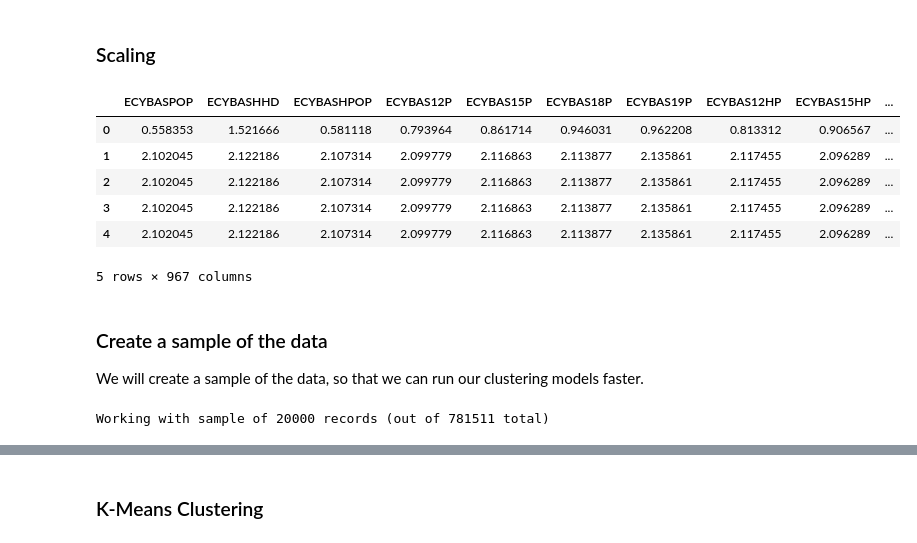
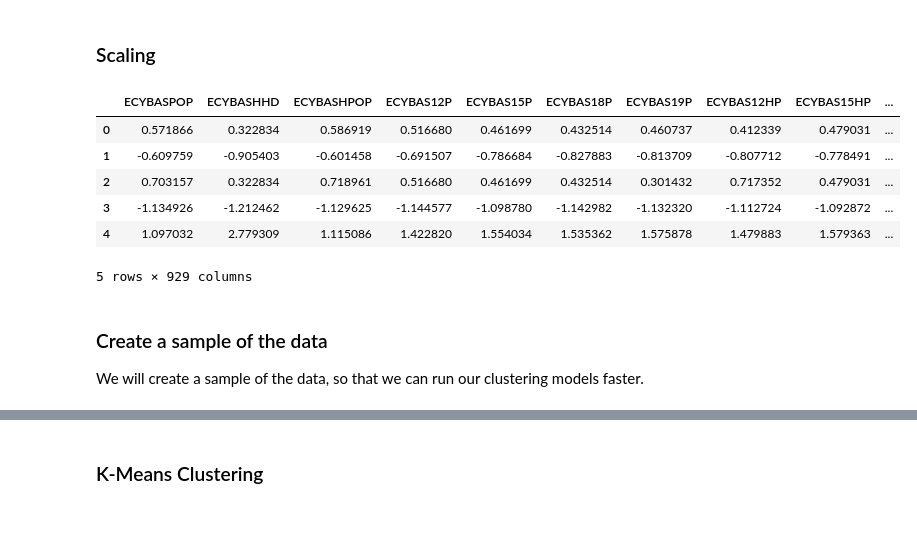
Before and after one commit to noahkostesku/CanadianHouseholdAnalysis, a Jupyter notebook: CanadianHouseholdAnalysis.ipynb, the cells around one changed output, grey strips where cells are left out. Cells and saved outputs as stored; diff of their text form; code cells hidden in the pictures.

```diff
--- a/CanadianHouseholdAnalysis.ipynb
+++ b/CanadianHouseholdAnalysis.ipynb
@@ -225,16 +445,0 @@ shape: (9, 972)
-# %%
-# Drop ID columns
-merged_df = merged_df.drop(["GEO", "CODE"])
-
-# ECYASQKM and ECYALSQKM have only 0 in their columns, so we can drop them
-merged_df = merged_df.drop(["ECYASQKM", "ECYALSQKM"])
-
-# Drop any rows that contain straight 0's in all columns
-columns_to_check = [col for col in merged_df.columns if merged_df.schema[col] in (pl.Int64, pl.Float64)]
-
-# Filter out rows where *all* of these columns are 0
-cleaned_df = merged_df.filter(
-    ~pl.all_horizontal([pl.col(col) == 0 for col in columns_to_check])
-)
-
-cleaned_df.head()
@@ -249,0 +470,25 @@ shape: (5, 967)
+# %%
+# Drop any rows that contain straight 0's in all columns
+columns_to_check = [col for col in merged_df.columns if merged_df.schema[col] in (pl.Int64, pl.Float64)]
+cleaned_df = merged_df.filter(
+    ~pl.all_horizontal([pl.col(col) == 0 for col in columns_to_check])
+)
+
+# Drop any columns where the mean and std are both 0
+columns_to_drop = [
+    col for col in cleaned_df.columns
+    if cleaned_df.schema[col] in (pl.Int64, pl.Float64)
+    and cleaned_df[col].mean() == 0
+    and cleaned_df[col].std() == 0
+]
+cleaned_df = cleaned_df.drop(columns_to_drop)
+
+# Check for low variance columns
+low_variance_cols = [
+    col for col in cleaned_df.columns
+    if cleaned_df.schema[col] in (pl.Int64, pl.Float64)
+    and cleaned_df[col].n_unique() == 1
+]
+cleaned_df = cleaned_df.drop(low_variance_cols)
+
+cleaned_df.describe()
@@ -259,35 +527,28 @@ the target of the regression model in Part 2.
 # %%
 # Define the scaler
 scaler = StandardScaler()
+
+# Convert to Pandas DataFrame for scaling
+cleaned_df = cleaned_df.to_pandas()
 
 # Fit the scaler to the data
 scaler.fit(cleaned_df)
 
 # Transform the data
 scaled_data = scaler.transform(cleaned_df)
 
 # Convert the scaled data back to a DataFrame
 scaled_df = pd.DataFrame(scaled_data, columns=cleaned_df.columns)
 
 scaled_df.head()
 # %% [output]
 |  | ECYBASPOP | ECYBASHHD | ECYBASHPOP | ECYBAS12P | ECYBAS15P | ECYBAS18P | ECYBAS19P | ECYBAS12HP | ECYBAS15HP | ... |
-| 0 | 0.558353 | 1.521666 | 0.581118 | 0.793964 | 0.861714 | 0.946031 | 0.962208 | 0.813312 | 0.906567 | ... |
-| 1 | 2.102045 | 2.122186 | 2.107314 | 2.099779 | 2.116863 | 2.113877 | 2.135861 | 2.117455 | 2.096289 | ... |
-| 2 | 2.102045 | 2.122186 | 2.107314 | 2.099779 | 2.116863 | 2.113877 | 2.135861 | 2.117455 | 2.096289 | ... |
-| 3 | 2.102045 | 2.122186 | 2.107314 | 2.099779 | 2.116863 | 2.113877 | 2.135861 | 2.117455 | 2.096289 | ... |
-| 4 | 2.102045 | 2.122186 | 2.107314 | 2.099779 | 2.116863 | 2.113877 | 2.135861 | 2.117455 | 2.096289 | ... |
+| 0 | 0.571866 | 0.322834 | 0.586919 | 0.516680 | 0.461699 | 0.432514 | 0.460737 | 0.412339 | 0.479031 | ... |
+| 1 | -0.609759 | -0.905403 | -0.601458 | -0.691507 | -0.786684 | -0.827883 | -0.813709 | -0.807712 | -0.778491 | ... |
+| 2 | 0.703157 | 0.322834 | 0.718961 | 0.516680 | 0.461699 | 0.432514 | 0.301432 | 0.717352 | 0.479031 | ... |
+| 3 | -1.134926 | -1.212462 | -1.129625 | -1.144577 | -1.098780 | -1.142982 | -1.132320 | -1.112724 | -1.092872 | ... |
+| 4 | 1.097032 | 2.779309 | 1.115086 | 1.422820 | 1.554034 | 1.535362 | 1.575878 | 1.479883 | 1.579363 | ... |
-5 rows × 967 columns
+5 rows × 929 columns
 # %% [markdown]
 <h3>Create a sample of the data</h3>
 <p>We will create a sample of the data, so that we can run our clustering models faster.</p>
-# %%
-sample_size = 20000
-if len(scaled_df) > sample_size:
-    sampled_df = scaled_df.sample(n=sample_size, random_state=2025)
-else:
-    sampled_df = scaled_df.copy()
-
-print(f"Working with sample of {len(sampled_df)} records (out of {len(scaled_df)} total)")
-# %% [output]
-Working with sample of 20000 records (out of 781511 total)
```
Also changed, not shown: parts of 53 cells of this notebook, 1 other file.
